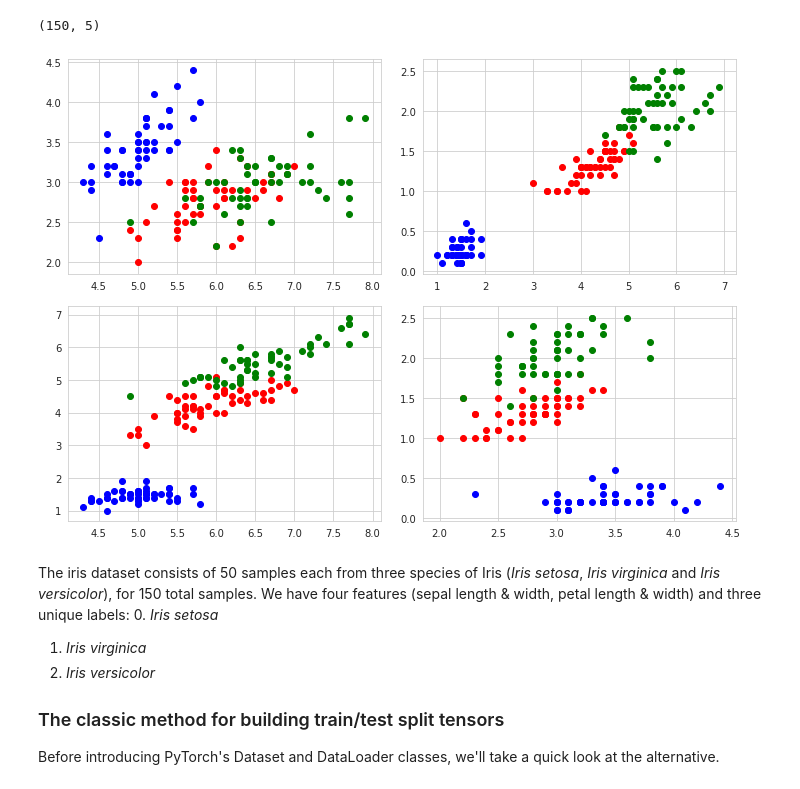
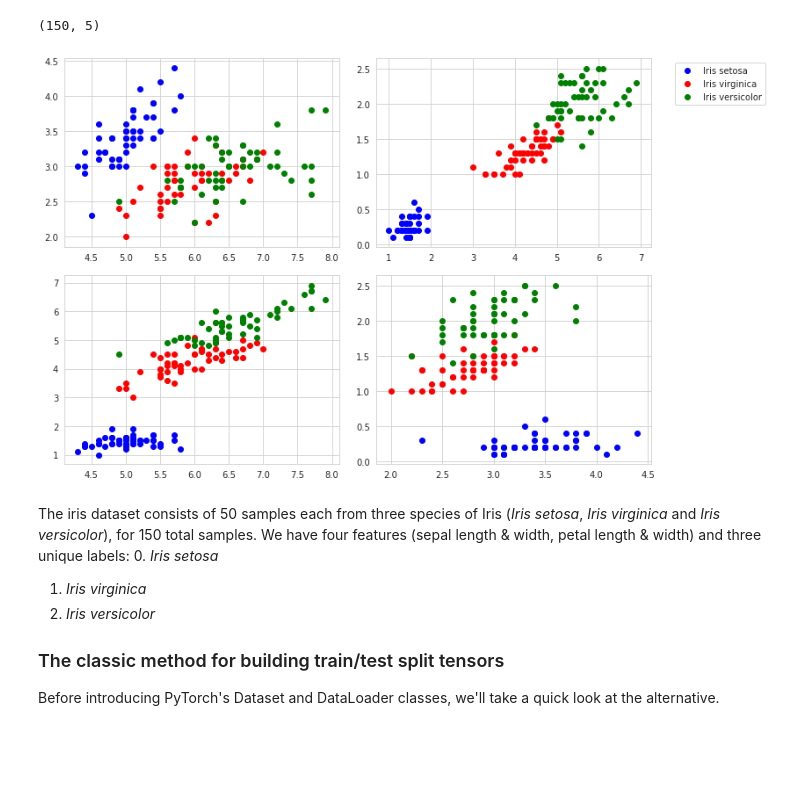
Before and after one commit to codingfinance/Pytorch_for_Deep_Learning_Portilla, a Jupyter notebook: 02-ANN-Artificial-Neural_Networks/02_DataSets_with_Pytorch.ipynb, the cells around one changed output. Drawn from its saved outputs; the diff is of its cells as text; code cells hidden in the pictures; blank space fills up the shorter version.

```diff
--- a/02-ANN-Artificial-Neural_Networks/02_DataSets_with_Pytorch.ipynb
+++ b/02-ANN-Artificial-Neural_Networks/02_DataSets_with_Pytorch.ipynb
@@ -43,18 +43,21 @@ df.shape
 # %%
 fig, axes = plt.subplots(nrows=2, ncols=2, figsize=(10,7))
 fig.tight_layout()
 
 plots = [(0,1),(2,3),(0,2),(1,3)]
 colors = ['b', 'r', 'g']
 labels = ['Iris setosa','Iris virginica','Iris versicolor']
 
 for i, ax in enumerate(axes.flat):
     for j in range(3):
         x = df.columns[plots[i][0]]
         y = df.columns[plots[i][1]]
         ax.scatter(df[df['target']==j][x], df[df['target']==j][y], color=colors[j])
+
+fig.legend(labels=labels, loc=3, bbox_to_anchor=(1.0,0.85))
+plt.show()
 # %% [output]
-[figure, old version]
+[figure, new version]
 # %% [markdown]
 The iris dataset consists of 50 samples each from three species of Iris (<em>Iris setosa</em>, <em>Iris virginica</em> and <em>Iris versicolor</em>), for 150 total samples. We have four features (sepal length & width, petal length & width) and three unique labels:
 0. <em>Iris setosa</em>
```
